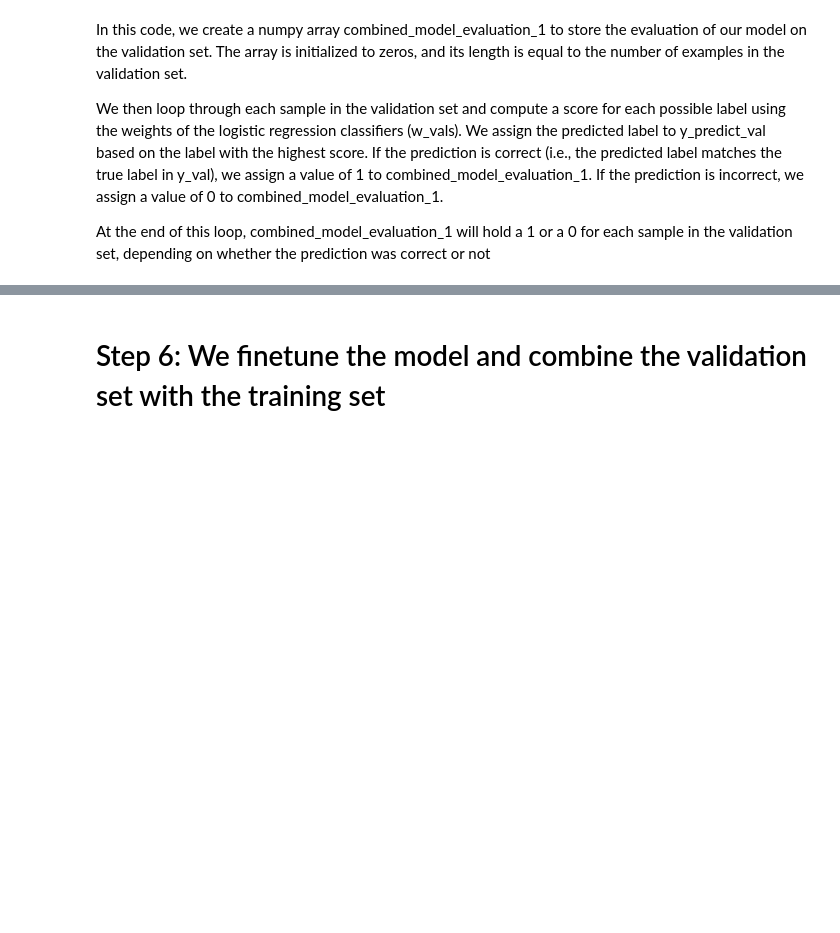
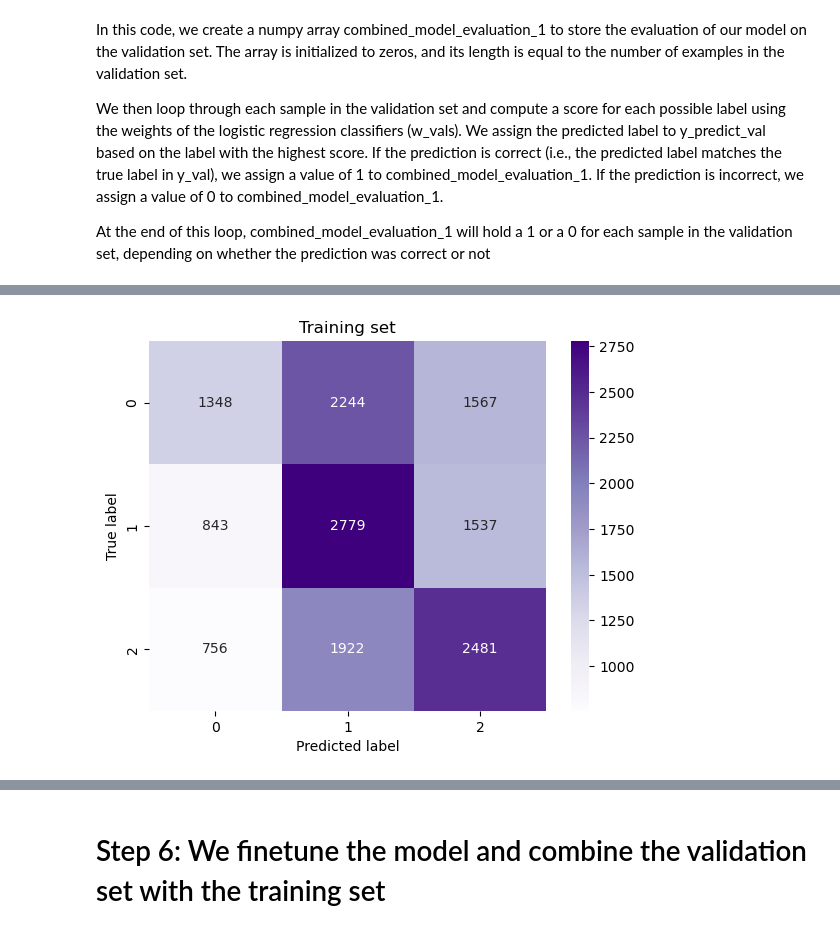
Before and after one commit to Gaurang-1402/Machine-Learning-final-project, a Jupyter notebook: final_models/multi_logistic_regression_connect4.ipynb, the cells around one changed output, grey strips where cells are left out. Saved outputs shown, nothing was run; the diff lists cells and outputs as text; code cells hidden in the pictures; blank space fills up the shorter version.

```diff
--- a/final_models/multi_logistic_regression_connect4.ipynb
+++ b/final_models/multi_logistic_regression_connect4.ipynb
@@ -363,3 +436,16 @@ for i in range(len(labels)):
+# %%
+
+# Create the confusion matrix
+conf_mat = confusion_matrix(y_train, y_predict_train)
+
+# Visualize the confusion matrix
+sns.heatmap(conf_mat, annot=True, fmt='d', cmap='Purples')
+plt.xlabel('Predicted label')
+plt.ylabel('True label')
+plt.title("Training set")
+plt.show()
+# %% [output]
+[figure, added]
 # %%
 
 # Create the confusion matrix
```
Also changed, not shown: parts of 21 cells of this notebook, 1 other file.
